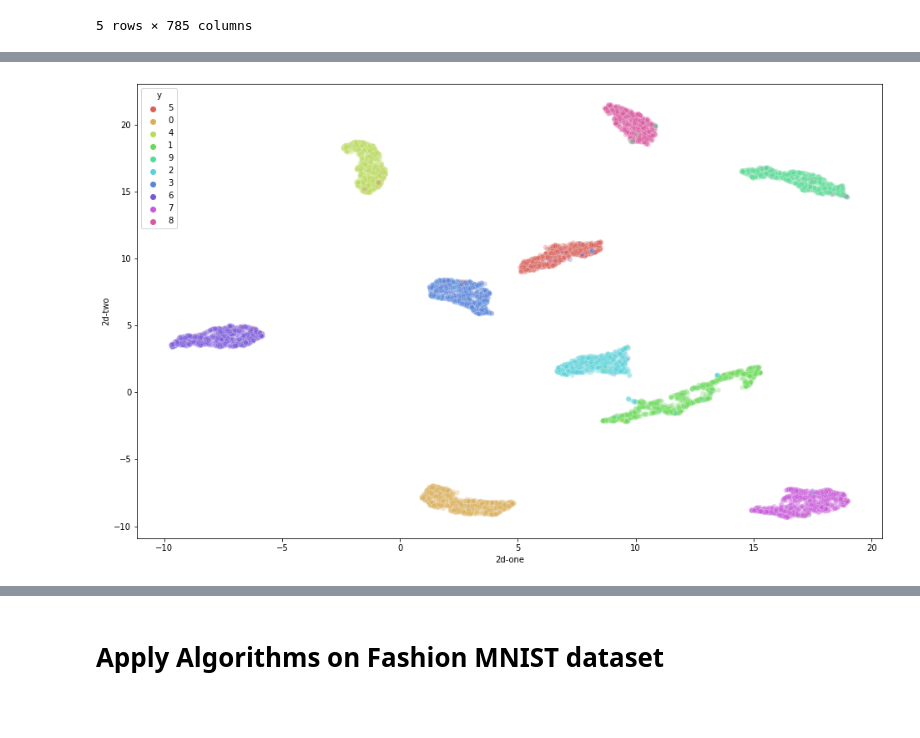
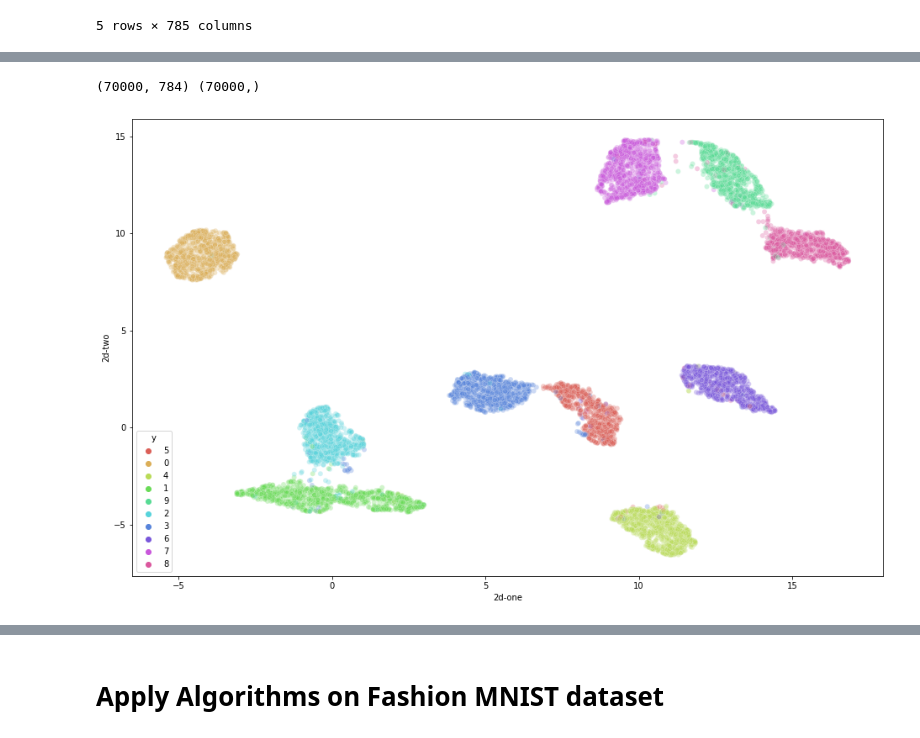
Before and after one commit to matt628/visualizing-big-datasets, a Jupyter notebook: lab3/lab3.ipynb, the cells around one changed output, grey strips where cells are left out. Cells and saved outputs as stored; diff of their text form; code cells hidden in the pictures; blank space fills up the shorter version.

```diff
--- a/lab3/lab3.ipynb
+++ b/lab3/lab3.ipynb
@@ -142,5 +161,6 @@ visualize_embedding(mnist_df, tsne_result_mnist)
 # %%
-umap_result_mnist = execute_umap(mnist_df)
+umap_result_mnist = execute_umap(dataset_to_df(mnist))
 visualize_embedding(mnist_df, umap_result_mnist)
 # %% [output]
+(70000, 784) (70000,)
-[figure, old version]
+[figure, new version]
```
Also changed, not shown: parts of 14 cells of this notebook, 1 other file.
